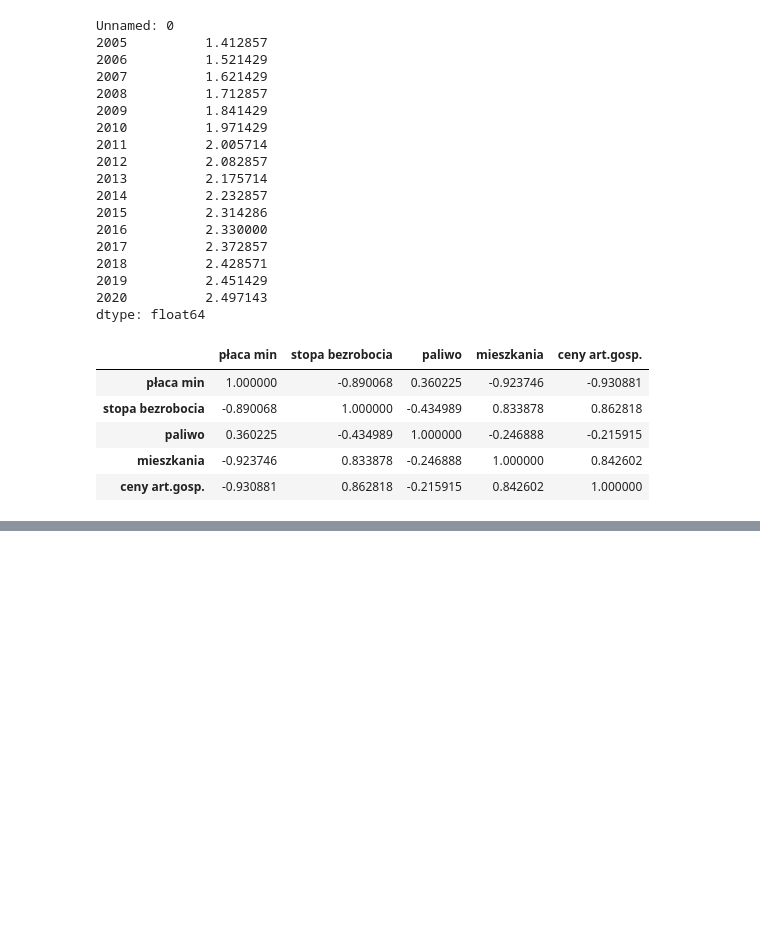
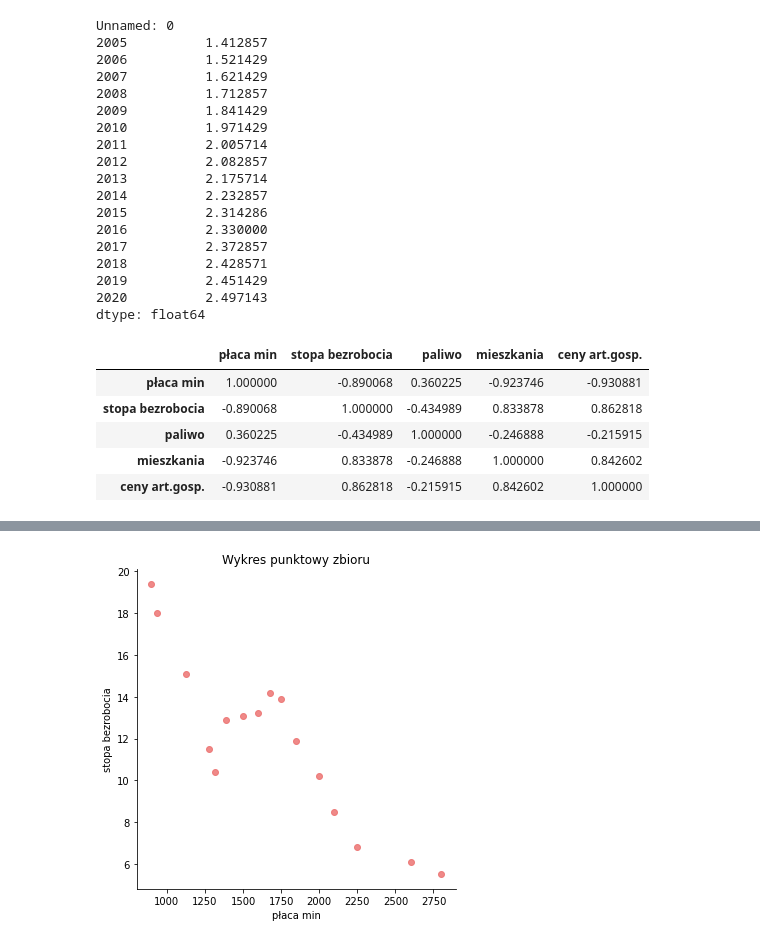
Before and after one commit to Mrklata/Analiza_danych_CDV, a Jupyter notebook: Untitled.ipynb, the cells around one changed output, grey strips where cells are left out. Saved outputs shown, nothing was run; the diff lists cells and outputs as text; code cells hidden in the pictures; blank space fills up the shorter version.

```diff
--- a/Untitled.ipynb
+++ b/Untitled.ipynb
@@ -253,0 +230,8 @@ df_corr.corr()
+# %%
+# analiza skupienia
+
+df_skp = df_corr
+sns.lmplot(data=df_skp, x=df_skp.columns[0], y=df_skp.columns[1], fit_reg=False, scatter_kws={"color": "#eb6c6a"}).set(title = 'Wykres punktowy zbioru')
+plt.show()
+# %% [output]
+[figure, added]
```
Also changed, not shown: parts of 22 cells of this notebook.
